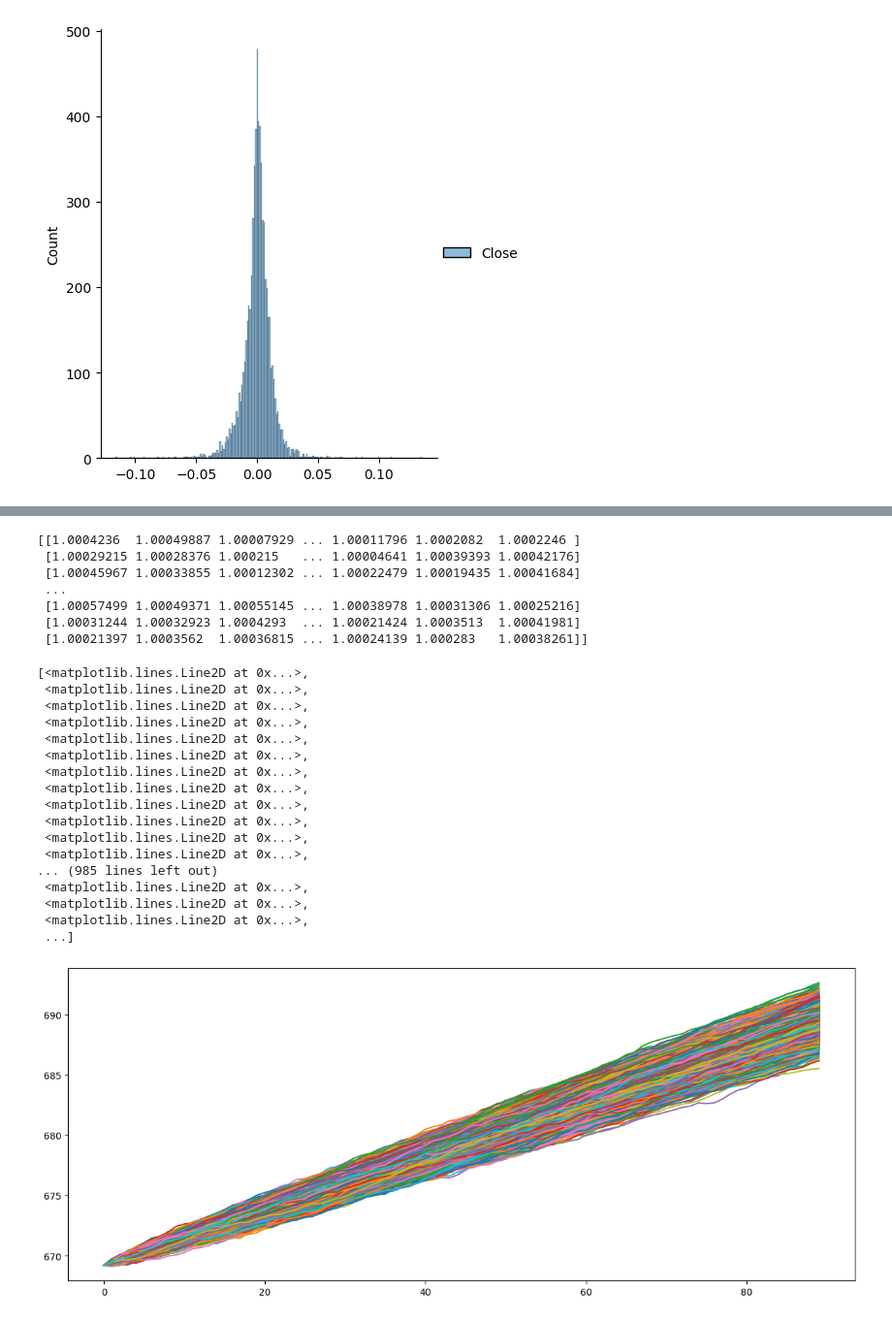
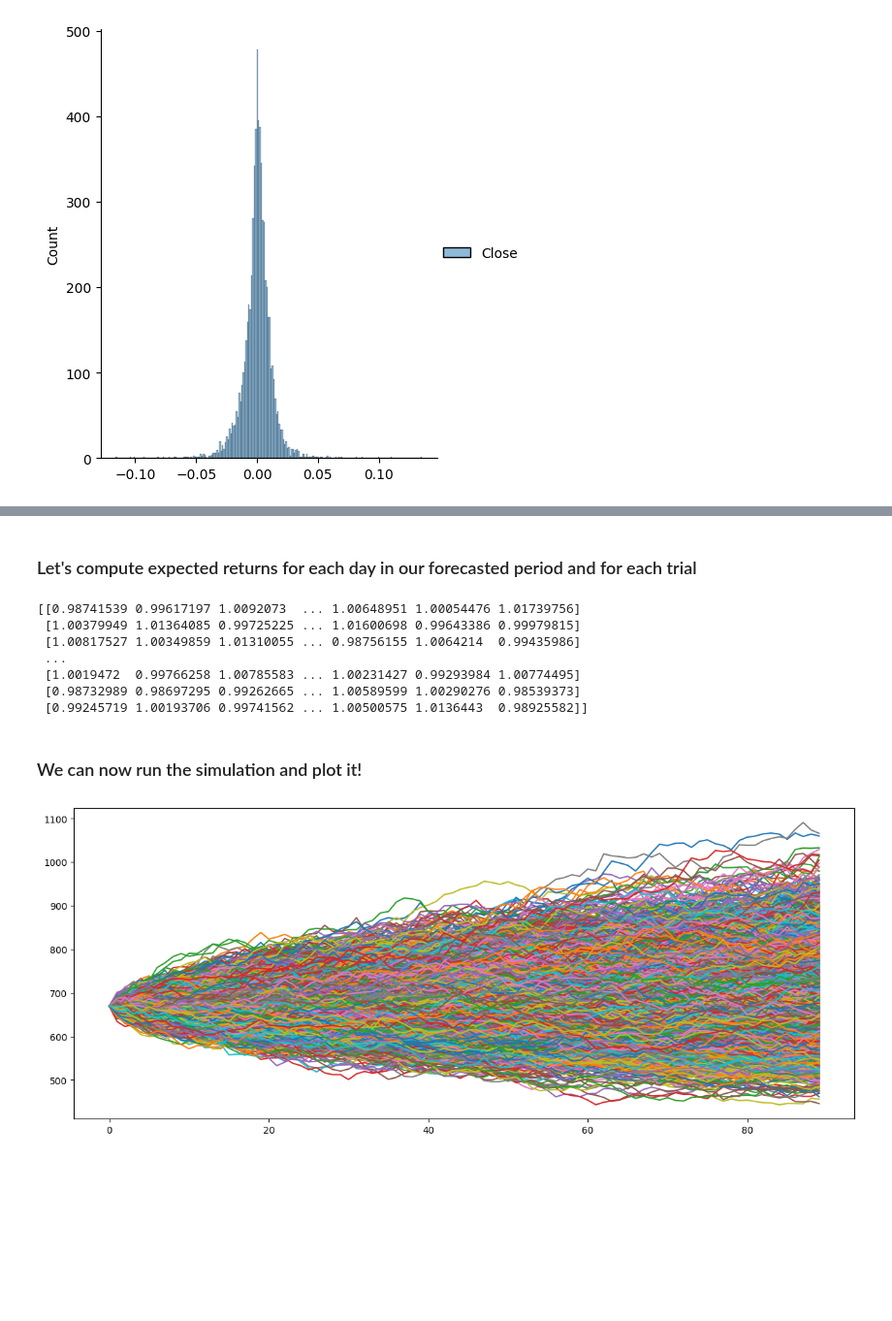
Before and after one commit to pasha112sergey/Monte-Carlo, a Jupyter notebook: optimization_comparison.ipynb, the cells around one changed output, grey strips where cells are left out. Shown at 97% size. Saved outputs shown, nothing was run; the diff lists cells and outputs as text; code cells hidden in the pictures; blank space fills up the shorter version.

```diff
--- a/optimization_comparison.ipynb
+++ b/optimization_comparison.ipynb
@@ -133,6 +133,7 @@ from scipy.stats import norm
 # %%
 ticker = 'SPY'
 date_start = '2000-01-01'
+forecast_period = 90
 # %% [markdown]
 ### Download ticker data since specified date, and clean close prices
 # %%
@@ -176,43 +177,31 @@ Close  SPY       0.000232
 dtype: float64
+# %% [markdown]
+### Let's compute expected returns for each day in our forecasted period and for each trial
 # %%
-days = 90
-trials = 10000
-Z = norm.ppf(np.random.rand(days, trials))
-exponent = np.exp(drift + stdev * Z)
-print(exponent)
+stdev = returns.std()                                           # Get the standard deviation of the returns
+trials = 10000                                                  # Arbitrary number of trials, I set 10,000
+Z = norm.ppf(np.random.rand(forecast_period, trials))           # Get the normal random variables
+daily_returns = np.exp(drift.values + stdev.values * Z)         # Compute the e term as a matrix
+print(daily_returns)                                            # Print the matrix of trials
 # %% [output]
-[[1.0004236  1.00049887 1.00007929 ... 1.00011796 1.0002082  1.0002246 ]
- [1.00029215 1.00028376 1.000215   ... 1.00004641 1.00039393 1.00042176]
- [1.00045967 1.00033855 1.00012302 ... 1.00022479 1.00019435 1.00041684]
+[[0.98741539 0.99617197 1.0092073  ... 1.00648951 1.00054476 1.01739756]
+ [1.00379949 1.01364085 0.99725225 ... 1.01600698 0.99643386 0.99979815]
+ [1.00817527 1.00349859 1.01310055 ... 0.98756155 1.0064214  0.99435986]
  ...
- [1.00057499 1.00049371 1.00055145 ... 1.00038978 1.00031306 1.00025216]
- [1.00031244 1.00032923 1.0004293  ... 1.00021424 1.0003513  1.00041981]
- [1.00021397 1.0003562  1.00036815 ... 1.00024139 1.000283   1.00038261]]
+ [1.0019472  0.99766258 1.00785583 ... 1.00231427 0.99293984 1.00774495]
+ [0.98732989 0.98697295 0.99262665 ... 1.00589599 1.00290276 0.98539373]
+ [0.99245719 1.00193706 0.99741562 ... 1.00500575 1.0136443  0.98925582]]
+# %% [markdown]
+### We can now run the simulation and plot it!
 # %%
-price_paths = np.zeros_like(exponent)
-price_paths[0] = close_prices.iloc[-1]
+price_paths = np.zeros_like(daily_returns)      # Initialize a matrix of dimensions trials x forecast_period
+price_paths[0] = close_prices.iloc[-1]          # Initialize all trial's start prices to the latest closing price
+for t in range(1, forecast_period):                     # For each day in the forecast period
+    price_paths[t] = price_paths[t-1]*daily_returns[t]  # Run the monte carlo formula
 
-for t in range(1, days):
-    price_paths[t] = price_paths[t-1]*exponent[t]
+plt.figure(figsize=(15,6))                          # Plot the simulation
+plt.plot(pd.DataFrame(price_paths).iloc[:,0:10000])
 
-plt.figure(figsize=(15,6))
-plt.plot(pd.DataFrame(price_paths).iloc[:,0:10000])
+projected_price = np.mean(price_paths[-1])
 # %% [output]
-[<matplotlib.lines.Line2D at 0x...>,
- <matplotlib.lines.Line2D at 0x...>,
- <matplotlib.lines.Line2D at 0x...>,
- <matplotlib.lines.Line2D at 0x...>,
- <matplotlib.lines.Line2D at 0x...>,
- <matplotlib.lines.Line2D at 0x...>,
- <matplotlib.lines.Line2D at 0x...>,
- <matplotlib.lines.Line2D at 0x...>,
- <matplotlib.lines.Line2D at 0x...>,
- <matplotlib.lines.Line2D at 0x...>,
- <matplotlib.lines.Line2D at 0x...>,
- <matplotlib.lines.Line2D at 0x...>,
-... (985 lines left out)
- <matplotlib.lines.Line2D at 0x...>,
- <matplotlib.lines.Line2D at 0x...>,
- <matplotlib.lines.Line2D at 0x...>,
- ...]
-[figure, old version]
+[figure, new version]
```
Also changed, not shown: parts of 8 cells of this notebook.
